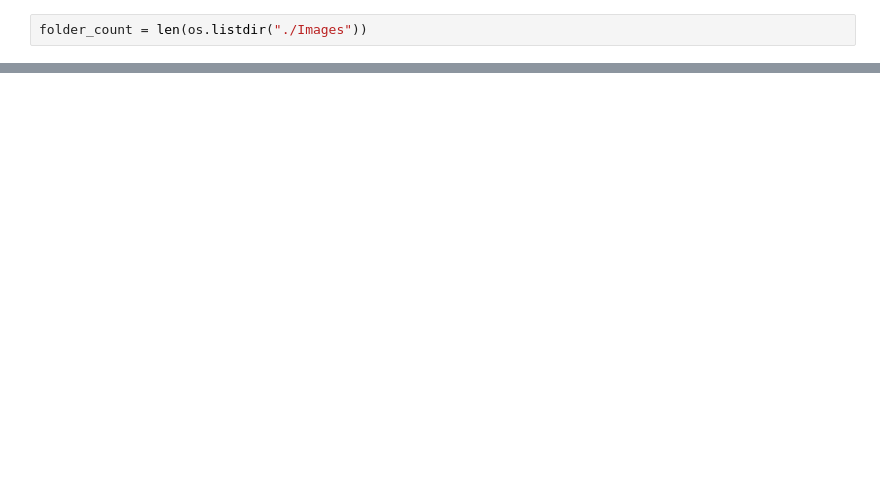
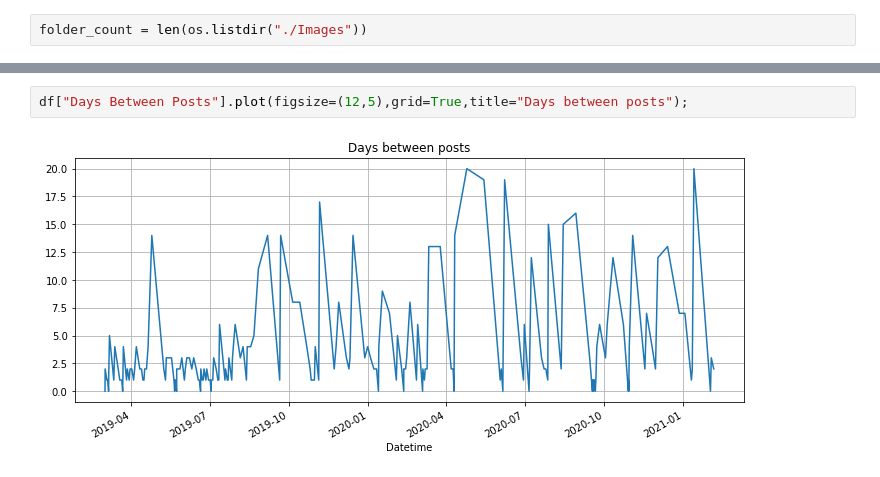
Before and after one commit to VasilisMpletsos/Instagram_Scrapper, a Jupyter notebook: TimestampExploration.ipynb, the cells around one changed output, grey strips where cells are left out. Saved outputs shown, nothing was run; the diff lists cells and outputs as text; blank space fills up the shorter version.

```diff
--- a/TimestampExploration.ipynb
+++ b/TimestampExploration.ipynb
@@ -44,0 +108,4 @@ Going to show images from 25 to 29
+# %%
+df["Days Between Posts"].plot(figsize=(12,5),grid=True,title="Days between posts");
+# %% [output]
+[figure, added]
```
Also changed, not shown: parts of 19 cells of this notebook, 25 other files.
